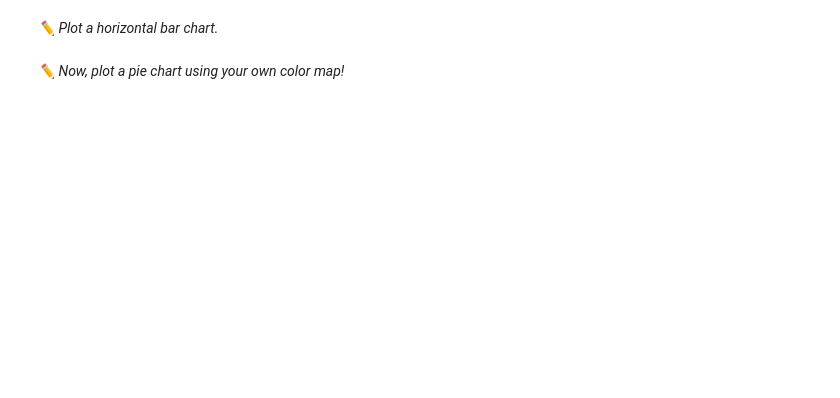
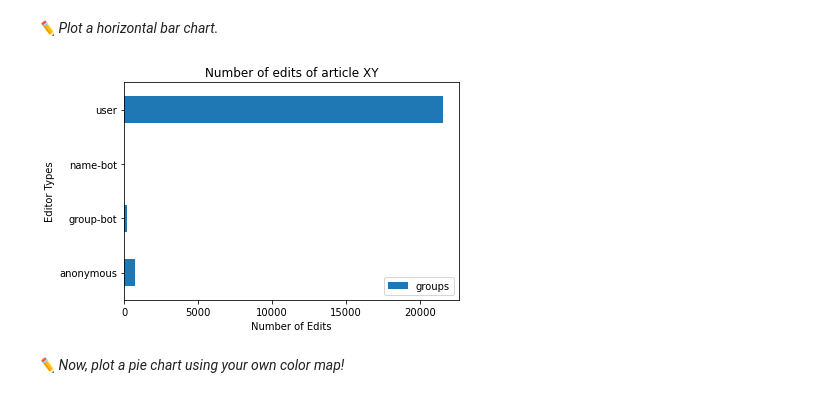
Before and after one commit to FUB-HCC/hcds-summer-2022, a Jupyter notebook: assignments/A1_R1_WarmUp/GroupHJR/joth/A1_WarmUp.ipynb, the cells around one changed output. Saved outputs shown, nothing was run; the diff lists cells and outputs as text; code cells hidden in the pictures; blank space fills up the shorter version.

```diff
--- a/assignments/A1_R1_WarmUp/GroupHJR/joth/A1_WarmUp.ipynb
+++ b/assignments/A1_R1_WarmUp/GroupHJR/joth/A1_WarmUp.ipynb
@@ -116,4 +201,15 @@ plt.show()
 # %% [markdown]
 *✏️ Plot a horizontal bar chart.*
+# %%
+ay = plot_data.plot.barh()
+
+ay.set_ylabel('Editor Types')
+ay.set_xlabel('Number of Edits')
+ay.set_title('Number of edits of article XY')
+
+
+plt.show()
+# %% [output]
+[figure, added]
 # %% [markdown]
 *✏️ Now, plot a pie chart using your own color map!*
```
Also changed, not shown: parts of 52 cells of this notebook.
